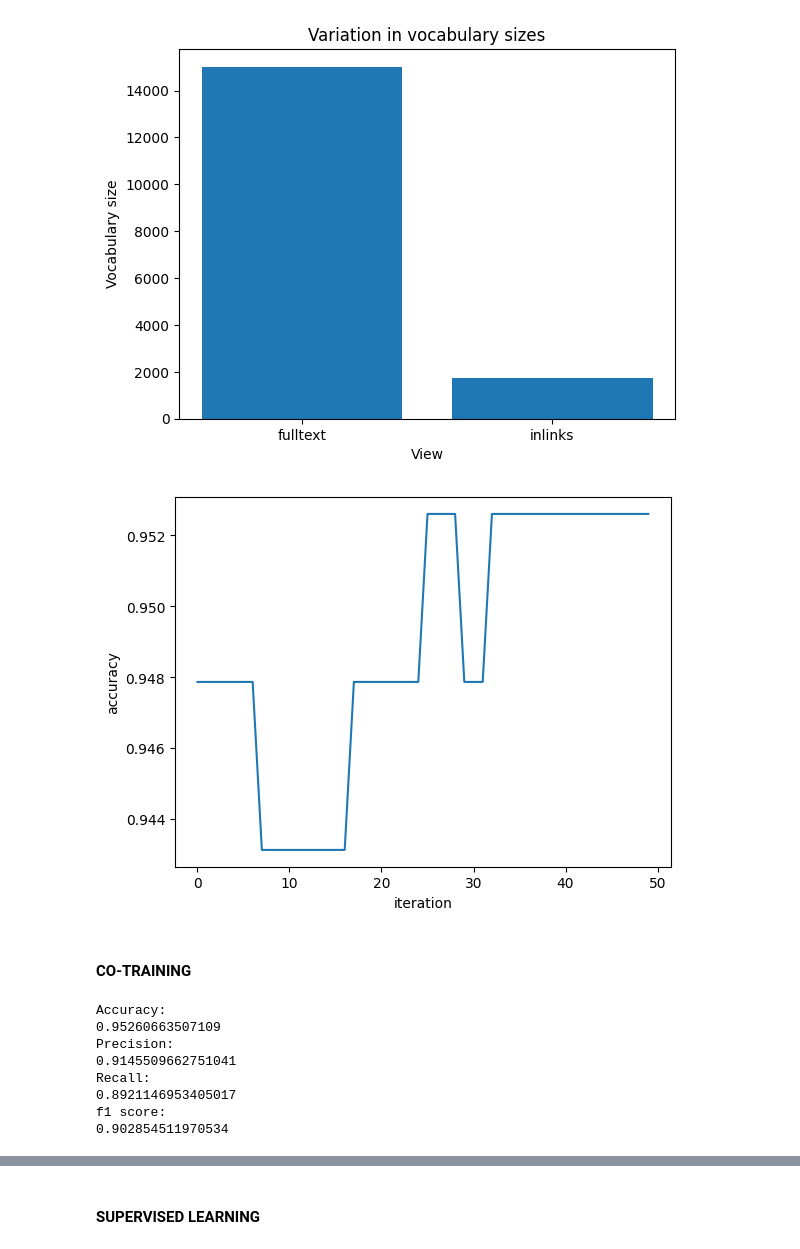
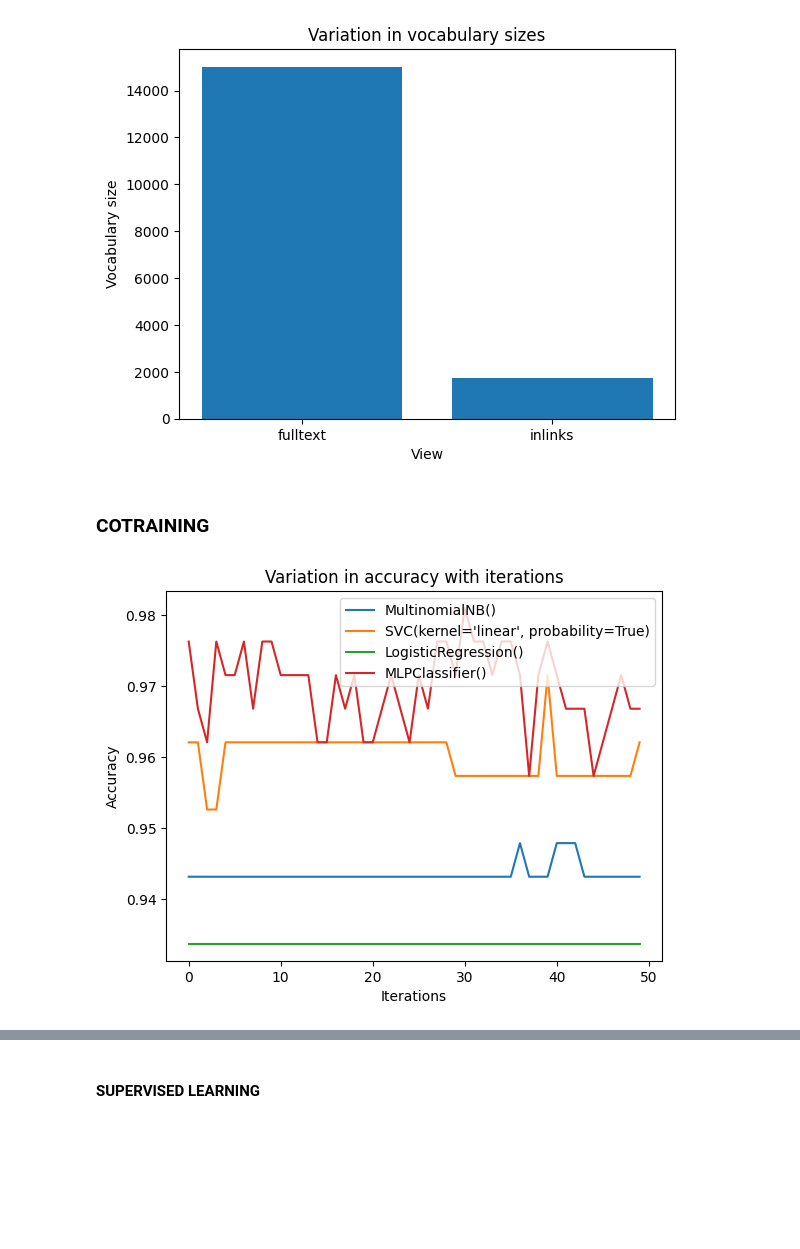
Before and after one commit to Shravya1234567/Combining_Labeled_and_Unlabeled_Data_with_Co-Training, a Jupyter notebook: project.ipynb, the cells around one changed output, grey strips where cells are left out. Cells and saved outputs as stored; diff of their text form; code cells hidden in the pictures; blank space fills up the shorter version.

Commit message:
Added more classifiers and comparision graphs

```diff
--- a/project.ipynb
+++ b/project.ipynb
@@ -92,13 +93,13 @@ def accuracy(X_test, y_test, clf_fulltext,clf_inlinks,verbose):
 # %%
 # cotraining algorithm
 from sklearn.svm import SVC
-def cotrain_binary(p,n,k,u,X_train_L,X_train_U,y_train_L,y_train_U, X_test, y_test):
+def cotrain_binary(p,n,k,u,X_train_L,X_train_U,y_train_L,y_train_U, X_test, y_test, clf_fulltext,clf_inlinks):
     accuracy_list = []
+    precision_list = []
+    recall_list = []
+    f1_list = []
+
     for _ in range(k):
-        # Intiliazing Multinomial Naive Bayes classifiers for each view
-        clf_fulltext = MultinomialNB()
-        clf_inlinks = MultinomialNB()
-
         fulltext_t = []
         inlinks_t = []
 
@@ -169,9 +170,13 @@ def cotrain_binary(p,n,k,u,X_train_L,X_train_U,y_train_L,y_train_U, X_test, y_te
             y_train_U_sample = np.delete(y_train_U_sample,index,0)
 
         # calculating the accuracy
-        accuracy_list.append(accuracy(X_test, y_test, clf_fulltext,clf_inlinks, verbose=0))
+        acc,pre,rec,f1 = accuracy(X_test, y_test, clf_fulltext,clf_inlinks)
+        accuracy_list.append(acc)
+        precision_list.append(pre)
+        recall_list.append(rec)
+        f1_list.append(f1)
 
-    return clf_fulltext, clf_inlinks, accuracy_list
+    return clf_fulltext, clf_inlinks, accuracy_list, precision_list, recall_list, f1_list
 # %% [markdown]
 ### COTRAINING ALGORITHM FOR MULTI-CLASS CLASSIFICATION
 # %%
@@ -332,37 +343,18 @@ for i in range(len(X_train)):
     else:
         X_train_U.append(X_train[i])
         y_train_U.append(y_train[i])
-# %%
-# Getting the trained classifiers
-clf_fulltext, clf_inlinks, accuracy_list = cotrain_binary(1,3,50,75,X_train_L,X_train_U,y_train_L,y_train_U, X_test, y_test)
-# %%
-# plot of accuracy vs iteration
-import matplotlib.pyplot as plt
-plt.plot(accuracy_list)
-plt.xlabel('iteration')
-plt.ylabel('accuracy')
-plt.show()
-# %% [output]
-[figure, removed]
-# %% [markdown]
-#### CO-TRAINING
-# %%
-acc, precision, recall, f1 = accuracy(X_test, y_test, clf_fulltext,clf_inlinks, verbose=True)
-
-print("Accuracy: ")
-print(acc)
-print("Precision: ")
-print(precision)
-print("Recall: ")
-print(recall)
-print("f1 score: ")
-print(f1)
-# %% [output]
-Accuracy:
-0.95260663507109
-Precision:
-0.9145509662751041
-Recall:
-0.8921146953405017
-f1 score:
-0.902854511970534
+# %% [markdown]
+### COTRAINING
+# %%
+clf_fulltexts = [MultinomialNB(),SVC(kernel='linear',probability=True),LogisticRegression(),MLPClassifier()]
+clf_inlinkss = [MultinomialNB(),SVC(kernel='linear',probability=True),LogisticRegression(),MLPClassifier()]
+for i in range(len(clf_fulltexts)):
+    clf_fulltext, clf_inlinks, accuracy_list,_,_,_ = cotrain_binary(1,3,50,75,X_train_L,X_train_U,y_train_L,y_train_U, X_test, y_test, clf_fulltexts[i],clf_inlinkss[i])
+    plt.plot(accuracy_list,label=clf_fulltexts[i])
+plt.xlabel('Iterations')
+plt.ylabel('Accuracy')
+plt.title('Variation in accuracy with iterations')
+plt.legend()
+plt.show()
+# %% [output]
+[figure, added]
```
Also changed, not shown: parts of 22 cells of this notebook.
